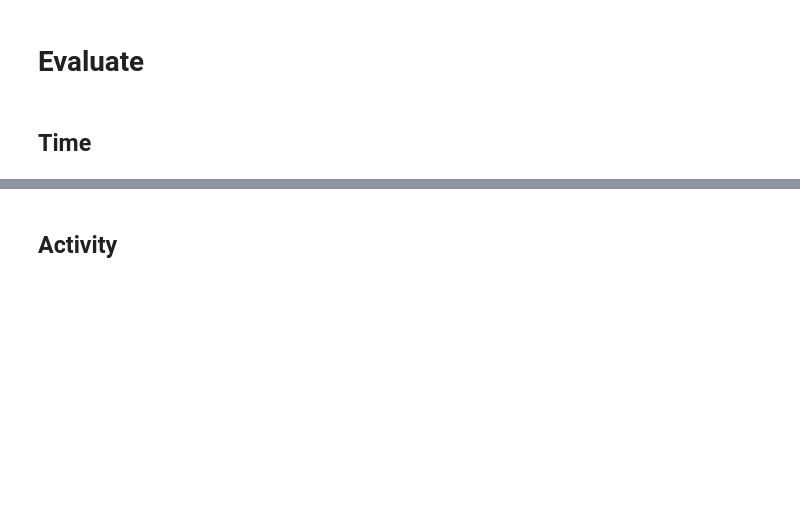
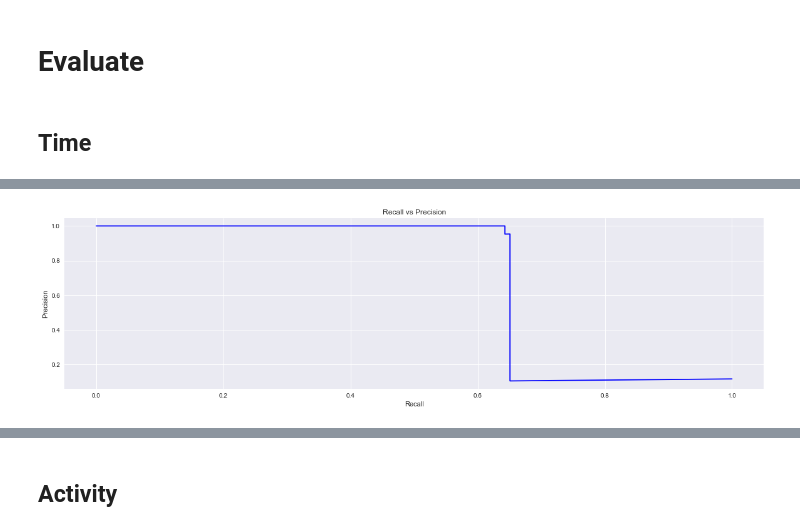
Before and after one commit to hoangnguyen3892/multivariate-anomaly-detection-for-event-logs, a Jupyter notebook: experiment/LSTM-AE-pytorch.ipynb, the cells around one changed output, grey strips where cells are left out. Cells and saved outputs as stored; diff of their text form; code cells hidden in the pictures; blank space fills up the shorter version.

```diff
--- a/experiment/LSTM-AE-pytorch.ipynb
+++ b/experiment/LSTM-AE-pytorch.ipynb
@@ -98,3 +109,5 @@ pad_index_trainLoader = torch.utils.data.DataLoader(pad_index_train, batch_size=
+# %%
+caseid_test = df['CaseID'][-test_row_num:]
 # %% [markdown]
 # Build model
 # %% [markdown]
@@ -262,0 +364,10 @@ np.mean(np.power(true_time - predicted_time, 2))
+# %%
+#Fix predicted time
+time_df = pd.DataFrame({'CaseID': caseid_test,
+                        'PredictedTime': predicted_time})
+groupByCase = time_df.groupby(['CaseID'])
+fixed_time_df = pd.DataFrame(columns=list(time_df))
+
+for case, group in groupByCase:
+    group.iloc[0, 1] = 0
+    fixed_time_df = fixed_time_df.append(group)
@@ -262,0 +380,2 @@ np.mean(np.power(true_time - predicted_time, 2))
+# %%
+fixed_predicted_time = fixed_time_df['PredictedTime']
@@ -263,4 +391,4 @@ np.mean(np.power(true_time - predicted_time, 2))
 # %%
-error = np.abs(true_time - predicted_time)
+error = np.abs(true_time - fixed_predicted_time)
 error_time_df = pd.DataFrame({'Error': error,
                               'TimeLabel': time_label_test})
@@ -269,3 +395,13 @@ error_time_df.head()
+# %%
+precision, recall, th = precision_recall_curve(error_time_df.TimeLabel, error_time_df.Error, pos_label=1)
+plt.figure(figsize=(20, 5))
+plt.plot(recall, precision, 'b', label='Precision-Recall curve')
+plt.title('Recall vs Precision')
+plt.xlabel('Recall')
+plt.ylabel('Precision')
+plt.show()
+# %% [output]
+[figure, added]
 # %%
 time_threshold = np.mean(error_time_df['Error'])
 print('Threshold of Time: {}'.format(time_threshold))
```
Also changed, not shown: parts of 37 cells of this notebook, 4 other files.
